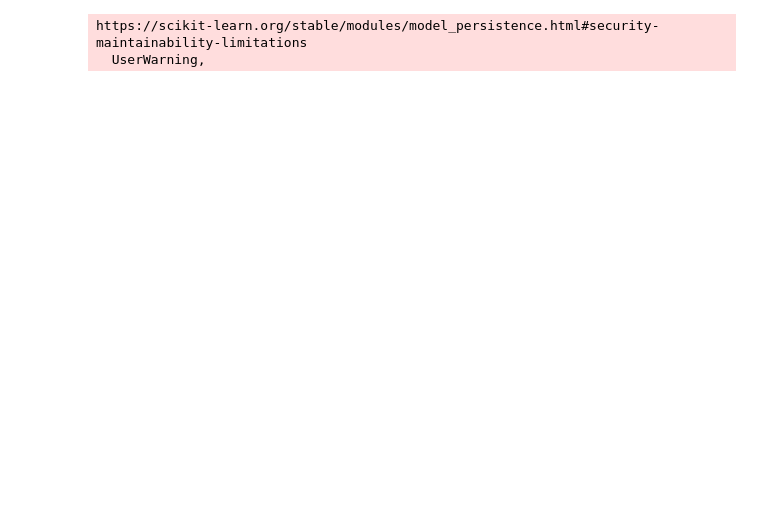
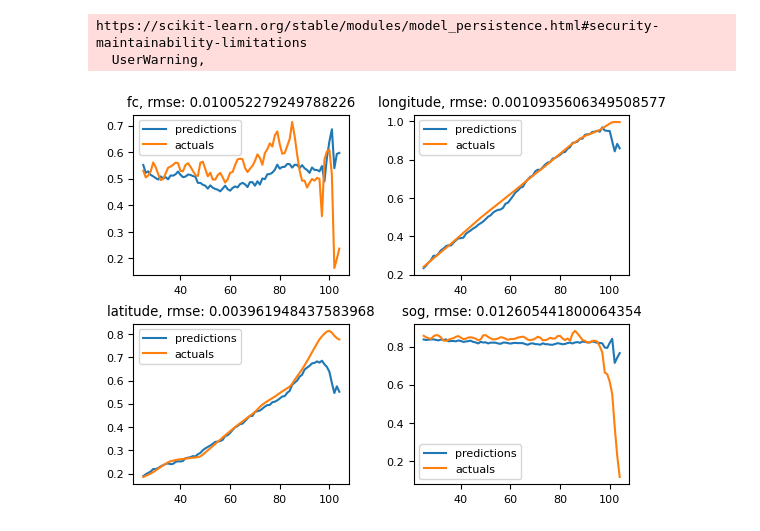
Before and after one commit to pagand/model_optimze_vessel, a Jupyter notebook: Prepration/test_gym_env.ipynb, the cells around one changed output. Saved outputs shown, nothing was run; the diff lists cells and outputs as text; code cells hidden in the pictures; blank space fills up the shorter version.

```diff
--- a/Prepration/test_gym_env.ipynb
+++ b/Prepration/test_gym_env.ipynb
@@ -411,3 +438,7 @@ def plot(i):
     ax4.set_title("sog, rmse: {}".format(mse4))
 
     # plt.savefig("env_test_trip{}.jpg".format(i+1))
+# %%
+plot(1)
+# %% [output]
+[figure, added]
```
Also changed, not shown: parts of 3 cells of this notebook, 3 other files.
